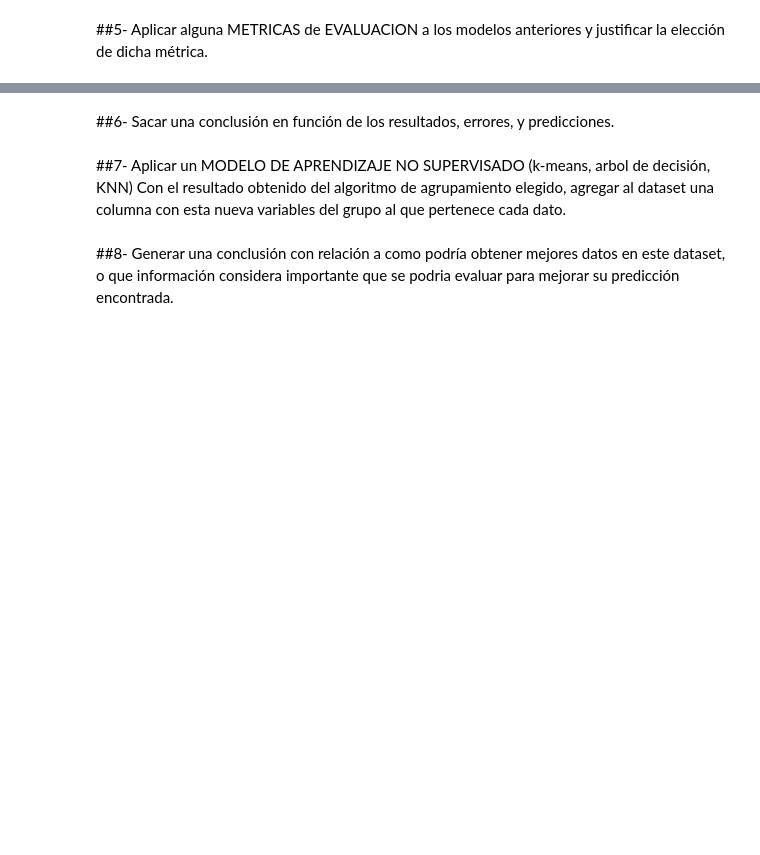
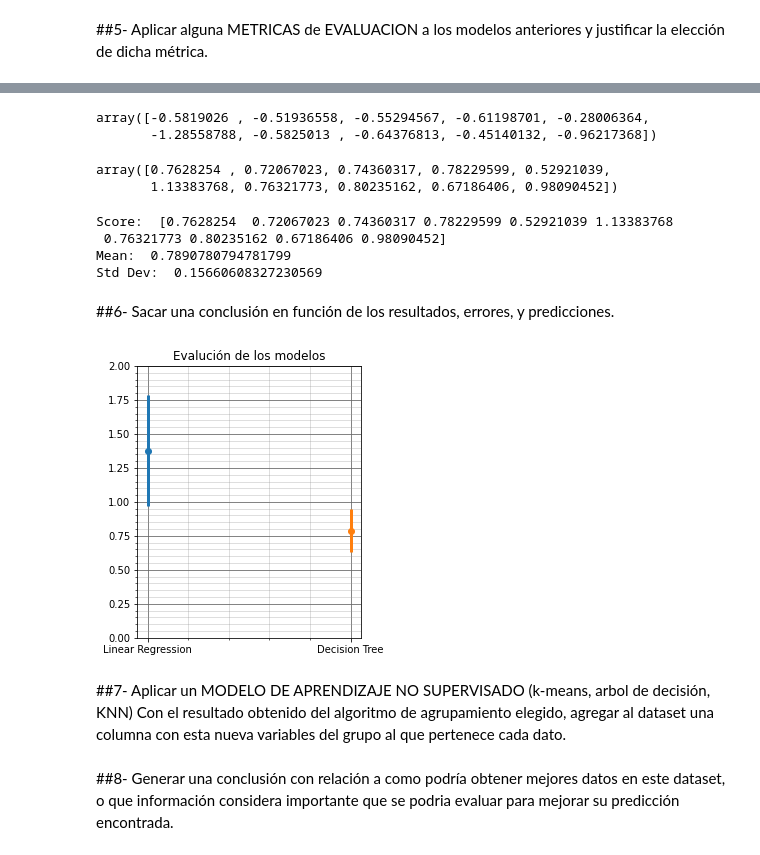
Before and after one commit to Nippur7/MachineLearningUNSA, a Jupyter notebook: UNSA_TRABAJO_INTEGRADOR_1_.ipynb, the cells around one changed output, grey strips where cells are left out. Saved outputs shown, nothing was run; the diff lists cells and outputs as text; code cells hidden in the pictures; blank space fills up the shorter version.

```diff
--- a/UNSA_TRABAJO_INTEGRADOR_1_.ipynb
+++ b/UNSA_TRABAJO_INTEGRADOR_1_.ipynb
@@ -41,5 +273,42 @@ _________________________________________________________________
+# %%
+tree_scores
+# %% [output]
+array([-0.5819026 , -0.51936558, -0.55294567, -0.61198701, -0.28006364,
+       -1.28558788, -0.5825013 , -0.64376813, -0.45140132, -0.96217368])
+# %%
+tree_rmse = np.sqrt(-tree_scores)
+tree_rmse
+# %% [output]
+array([0.7628254 , 0.72067023, 0.74360317, 0.78229599, 0.52921039,
+       1.13383768, 0.76321773, 0.80235162, 0.67186406, 0.98090452])
+# %%
+mostrar_scores(tree_rmse)
+# %% [output]
+Score:  [0.7628254  0.72067023 0.74360317 0.78229599 0.52921039 1.13383768
+ 0.76321773 0.80235162 0.67186406 0.98090452]
+Mean:  0.7890780794781799
+Std Dev:  0.15660608327230569
 # %% [markdown]
 ##6- Sacar una conclusión en función de los resultados, errores, y predicciones.
+# %%
+#Datos de evaluación
+modelos = ['Linear Regression', 'Decision Tree']
+means = [1.375063539034814,0.7890780794781799]
+sdev = [0.4087184904585392,0.15660608327230569]
+# %%
+#Agregamos gráfica
+plt.figure(figsize=(4,5))
+for i in range(2):
+    plt.errorbar(i,means[i],xerr=0,yerr=sdev[i],fmt='o',linewidth=3)
+plt.xticks([0,1],modelos)
+plt.title("Evalución de los modelos")
+plt.ylim(0,2)
+plt.grid(which='major',color='#666666', linestyle='-')
+plt.minorticks_on()
+plt.grid(which='minor',color='#999999', linestyle='-', alpha=0.4)
+plt.show()
+# %% [output]
+[figure, added]
 # %% [markdown]
 ##7- Aplicar un MODELO DE APRENDIZAJE NO SUPERVISADO (k-means, arbol de  decisión, KNN) Con el resultado obtenido del algoritmo de agrupamiento elegido, agregar al dataset una columna con esta nueva variables del grupo al que pertenece cada dato.
 # %% [markdown]
```
Also changed, not shown: parts of 30 cells of this notebook, 3 other files.
